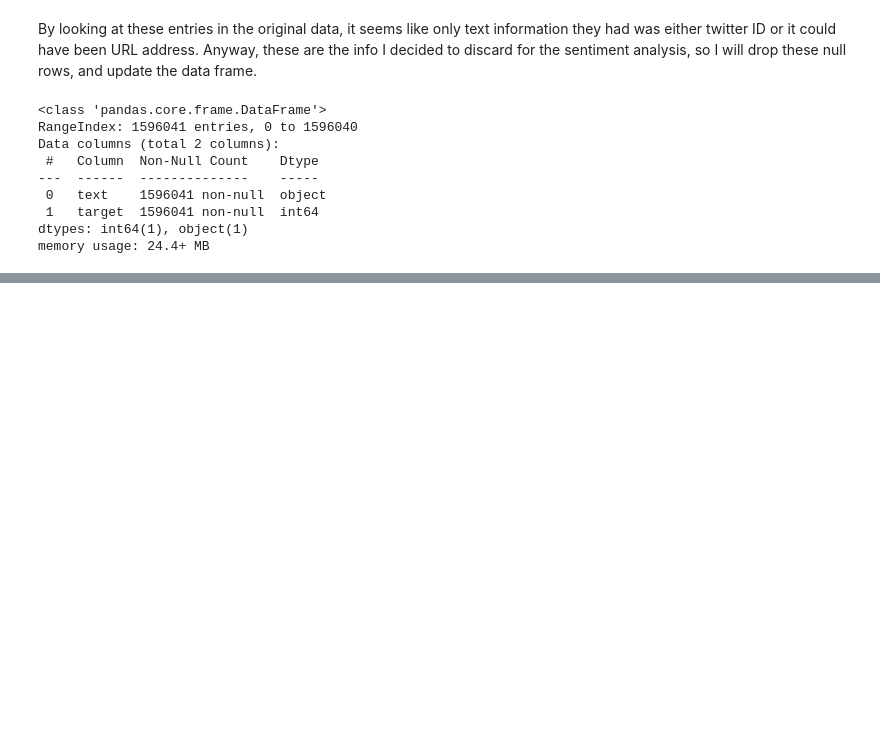
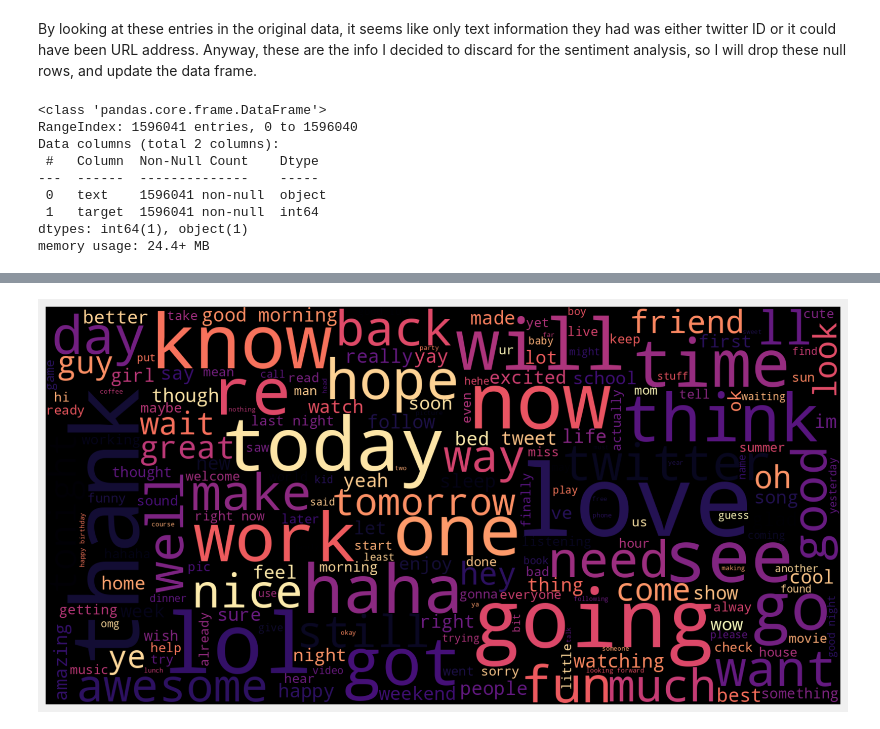
Before and after one commit to Zahra-Farsi/Searchable-Encryption, a Jupyter notebook: Searchable_Encryption_Sentiment_Analysis.ipynb, the cells around one changed output, grey strips where cells are left out. Saved outputs shown, nothing was run; the diff lists cells and outputs as text; code cells hidden in the pictures; blank space fills up the shorter version.

```diff
--- a/Searchable_Encryption_Sentiment_Analysis.ipynb
+++ b/Searchable_Encryption_Sentiment_Analysis.ipynb
@@ -286,0 +305,4 @@ my_df.to_csv(csv_path, encoding='utf-8')
+# %%
+for t in neg_tweets.text[:200]:
+    if 'love' in t:
+        print(t)
@@ -286,0 +316,14 @@ my_df.to_csv(csv_path, encoding='utf-8')
+# %%
+pos_tweets = my_df[my_df.target == 1]
+pos_string = []
+for t in pos_tweets.text:
+    pos_string.append(t)
+pos_string = pd.Series(pos_string).str.cat(sep=' ')
+# %%
+wordcloud = WordCloud(width=1600, height=800,max_font_size=200,colormap='magma').generate(pos_string)
+plt.figure(figsize=(12,10))
+plt.imshow(wordcloud, interpolation="bilinear")
+plt.axis("off")
+plt.show()
+# %% [output]
+[figure, added]
```
Also changed, not shown: parts of 7 cells of this notebook.
